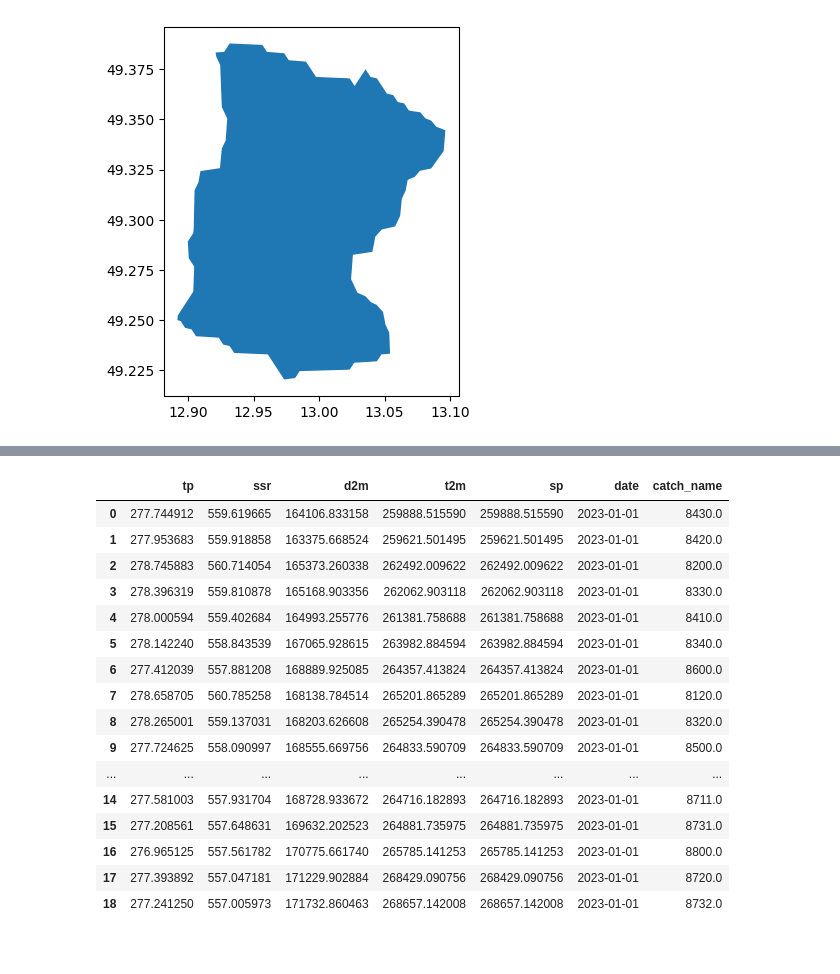
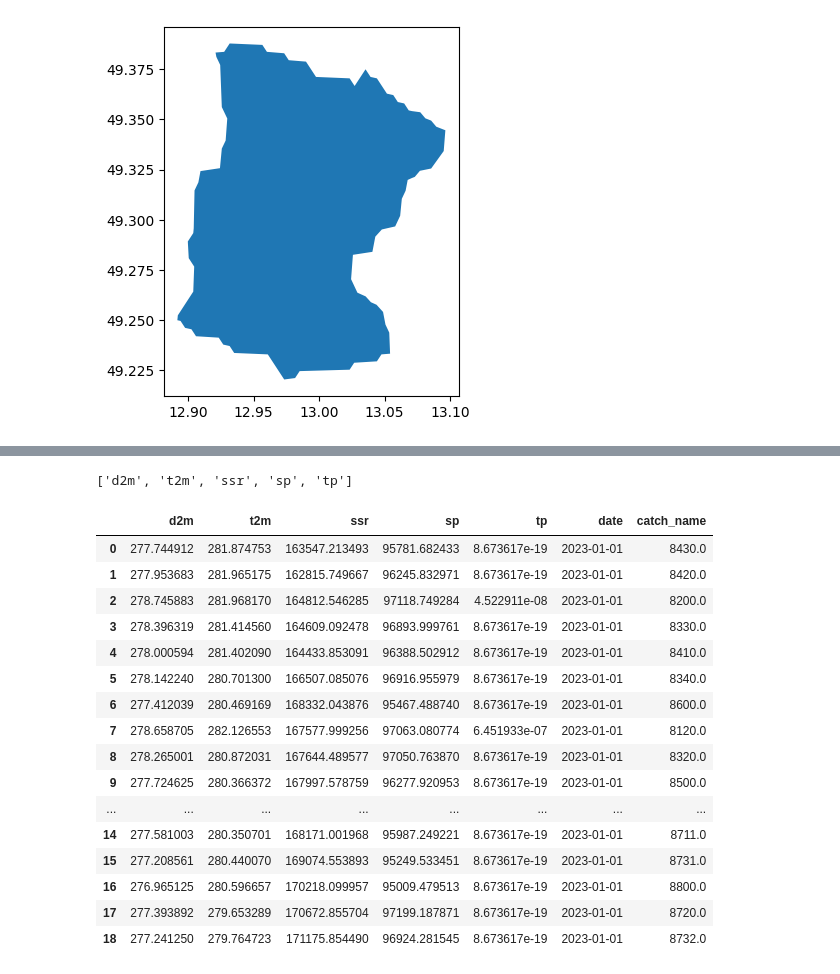
Before and after one commit to henrifnk/Seminar_ClimateNStatistics, a Jupyter notebook: work/07-hydroLSTM/notebooks/ERA5_testing.ipynb, the cells around one changed output, grey strips where cells are left out. Drawn from its saved outputs; the diff is of its cells as text; code cells hidden in the pictures.

Commit message:
fixed data preperation with a complete overhaul, added moving average smoothing as described in paper and added a plot for presentation

```diff
--- a/work/07-hydroLSTM/notebooks/ERA5_testing.ipynb
+++ b/work/07-hydroLSTM/notebooks/ERA5_testing.ipynb
@@ -93,29 +112,33 @@ def calc_zonal_stats(geom,catch_name,ds,time):
         totals = np.append(totals,splits.sum())
     totals = np.append(totals,catch_name)
     return tuple(totals)
+# %%
+list(ds.keys())
+# %% [output]
+['d2m', 't2m', 'ssr', 'sp', 'tp']
 # %%
-help_df = pd.DataFrame(columns=['tp','ssr','d2m','t2m','sp','date','catch_name'])
-help_df['tp'],help_df['ssr'],help_df['d2m'],help_df['t2m'],help_df['sp'], help_df['catch_name'] = zip(*polygons.apply(lambda row: calc_zonal_stats(geom = row['geometry'],catch_name=row['catch_id_short'],ds = ds_daily,time = '2023-01-01'),axis = 1))
+help_df = pd.DataFrame(columns=list(ds.keys())+['date','catch_name'])
+help_df['d2m'],help_df['t2m'],help_df['ssr'],help_df['sp'],help_df['tp'], help_df['catch_name'] = zip(*polygons.apply(lambda row: calc_zonal_stats(geom = row['geometry'],catch_name=row['catch_id_short'],ds = ds_daily,time = '2023-01-01'),axis = 1))
 help_df['date'] = pd.to_datetime('2023-01-01')
 help_df
 # %% [output]
-|  | tp | ssr | d2m | t2m | sp | date | catch_name |
-| 0 | 277.744912 | 559.619665 | 164106.833158 | 259888.515590 | 259888.515590 | 2023-01-01 | 8430.0 |
-| 1 | 277.953683 | 559.918858 | 163375.668524 | 259621.501495 | 259621.501495 | 2023-01-01 | 8420.0 |
-| 2 | 278.745883 | 560.714054 | 165373.260338 | 262492.009622 | 262492.009622 | 2023-01-01 | 8200.0 |
-| 3 | 278.396319 | 559.810878 | 165168.903356 | 262062.903118 | 262062.903118 | 2023-01-01 | 8330.0 |
-| 4 | 278.000594 | 559.402684 | 164993.255776 | 261381.758688 | 261381.758688 | 2023-01-01 | 8410.0 |
-| 5 | 278.142240 | 558.843539 | 167065.928615 | 263982.884594 | 263982.884594 | 2023-01-01 | 8340.0 |
-| 6 | 277.412039 | 557.881208 | 168889.925085 | 264357.413824 | 264357.413824 | 2023-01-01 | 8600.0 |
-| 7 | 278.658705 | 560.785258 | 168138.784514 | 265201.865289 | 265201.865289 | 2023-01-01 | 8120.0 |
-| 8 | 278.265001 | 559.137031 | 168203.626608 | 265254.390478 | 265254.390478 | 2023-01-01 | 8320.0 |
-| 9 | 277.724625 | 558.090997 | 168555.669756 | 264833.590709 | 264833.590709 | 2023-01-01 | 8500.0 |
+|  | d2m | t2m | ssr | sp | tp | date | catch_name |
+| 0 | 277.744912 | 281.874753 | 163547.213493 | 95781.682433 | 8.673617e-19 | 2023-01-01 | 8430.0 |
+| 1 | 277.953683 | 281.965175 | 162815.749667 | 96245.832971 | 8.673617e-19 | 2023-01-01 | 8420.0 |
+| 2 | 278.745883 | 281.968170 | 164812.546285 | 97118.749284 | 4.522911e-08 | 2023-01-01 | 8200.0 |
+| 3 | 278.396319 | 281.414560 | 164609.092478 | 96893.999761 | 8.673617e-19 | 2023-01-01 | 8330.0 |
+| 4 | 278.000594 | 281.402090 | 164433.853091 | 96388.502912 | 8.673617e-19 | 2023-01-01 | 8410.0 |
+| 5 | 278.142240 | 280.701300 | 166507.085076 | 96916.955979 | 8.673617e-19 | 2023-01-01 | 8340.0 |
+| 6 | 277.412039 | 280.469169 | 168332.043876 | 95467.488740 | 8.673617e-19 | 2023-01-01 | 8600.0 |
+| 7 | 278.658705 | 282.126553 | 167577.999256 | 97063.080774 | 6.451933e-07 | 2023-01-01 | 8120.0 |
+| 8 | 278.265001 | 280.872031 | 167644.489577 | 97050.763870 | 8.673617e-19 | 2023-01-01 | 8320.0 |
+| 9 | 277.724625 | 280.366372 | 167997.578759 | 96277.920953 | 8.673617e-19 | 2023-01-01 | 8500.0 |
 | ... | ... | ... | ... | ... | ... | ... | ... |
-| 14 | 277.581003 | 557.931704 | 168728.933672 | 264716.182893 | 264716.182893 | 2023-01-01 | 8711.0 |
-| 15 | 277.208561 | 557.648631 | 169632.202523 | 264881.735975 | 264881.735975 | 2023-01-01 | 8731.0 |
-| 16 | 276.965125 | 557.561782 | 170775.661740 | 265785.141253 | 265785.141253 | 2023-01-01 | 8800.0 |
-| 17 | 277.393892 | 557.047181 | 171229.902884 | 268429.090756 | 268429.090756 | 2023-01-01 | 8720.0 |
-| 18 | 277.241250 | 557.005973 | 171732.860463 | 268657.142008 | 268657.142008 | 2023-01-01 | 8732.0 |
+| 14 | 277.581003 | 280.350701 | 168171.001968 | 95987.249221 | 8.673617e-19 | 2023-01-01 | 8711.0 |
+| 15 | 277.208561 | 280.440070 | 169074.553893 | 95249.533451 | 8.673617e-19 | 2023-01-01 | 8731.0 |
+| 16 | 276.965125 | 280.596657 | 170218.099957 | 95009.479513 | 8.673617e-19 | 2023-01-01 | 8800.0 |
+| 17 | 277.393892 | 279.653289 | 170672.855704 | 97199.187871 | 8.673617e-19 | 2023-01-01 | 8720.0 |
+| 18 | 277.241250 | 279.764723 | 171175.854490 | 96924.281545 | 8.673617e-19 | 2023-01-01 | 8732.0 |
 # %%
 df_final = pd.DataFrame()
 for t in ds_daily['time'].values:
```
Also changed, not shown: parts of 7 cells of this notebook, 3 other files.
